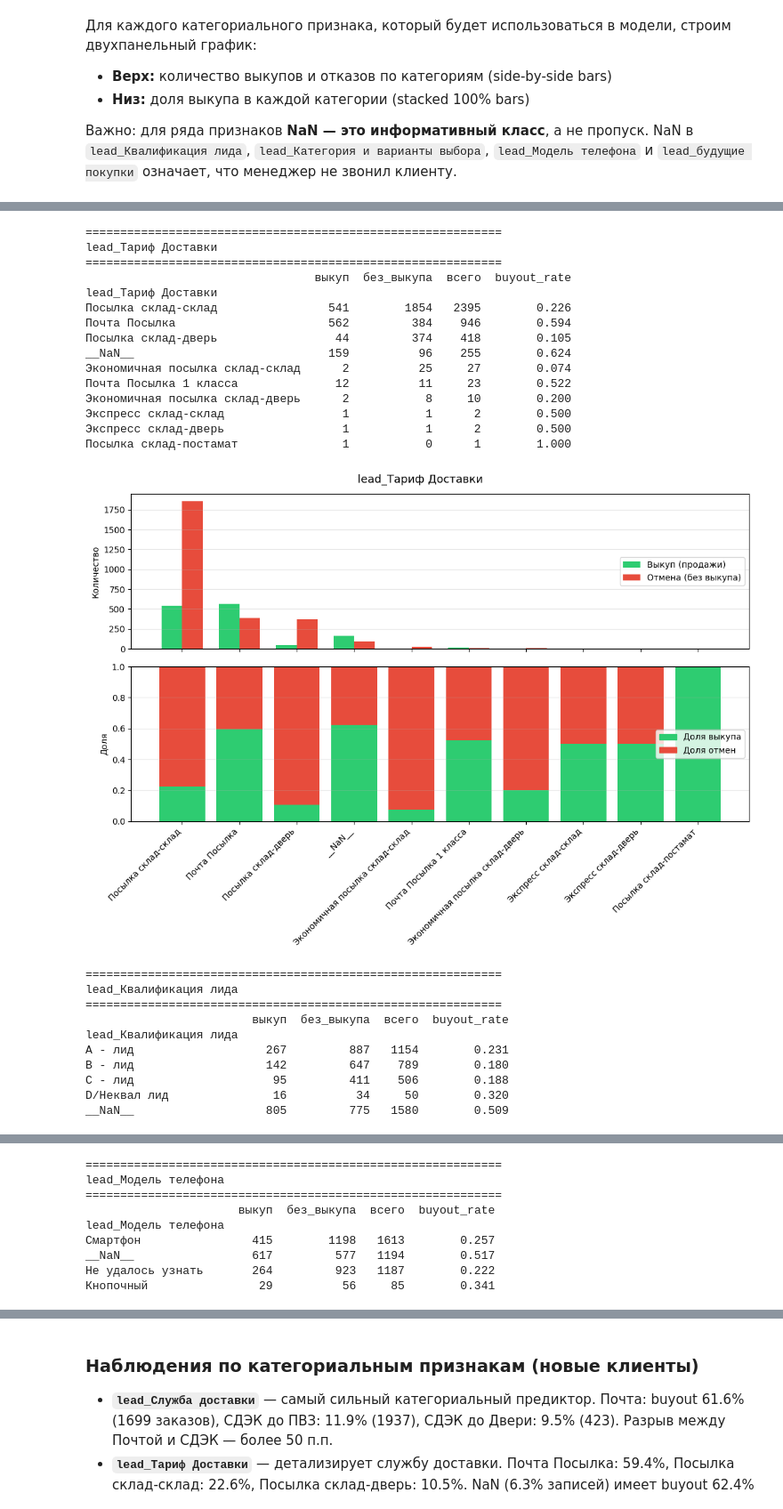
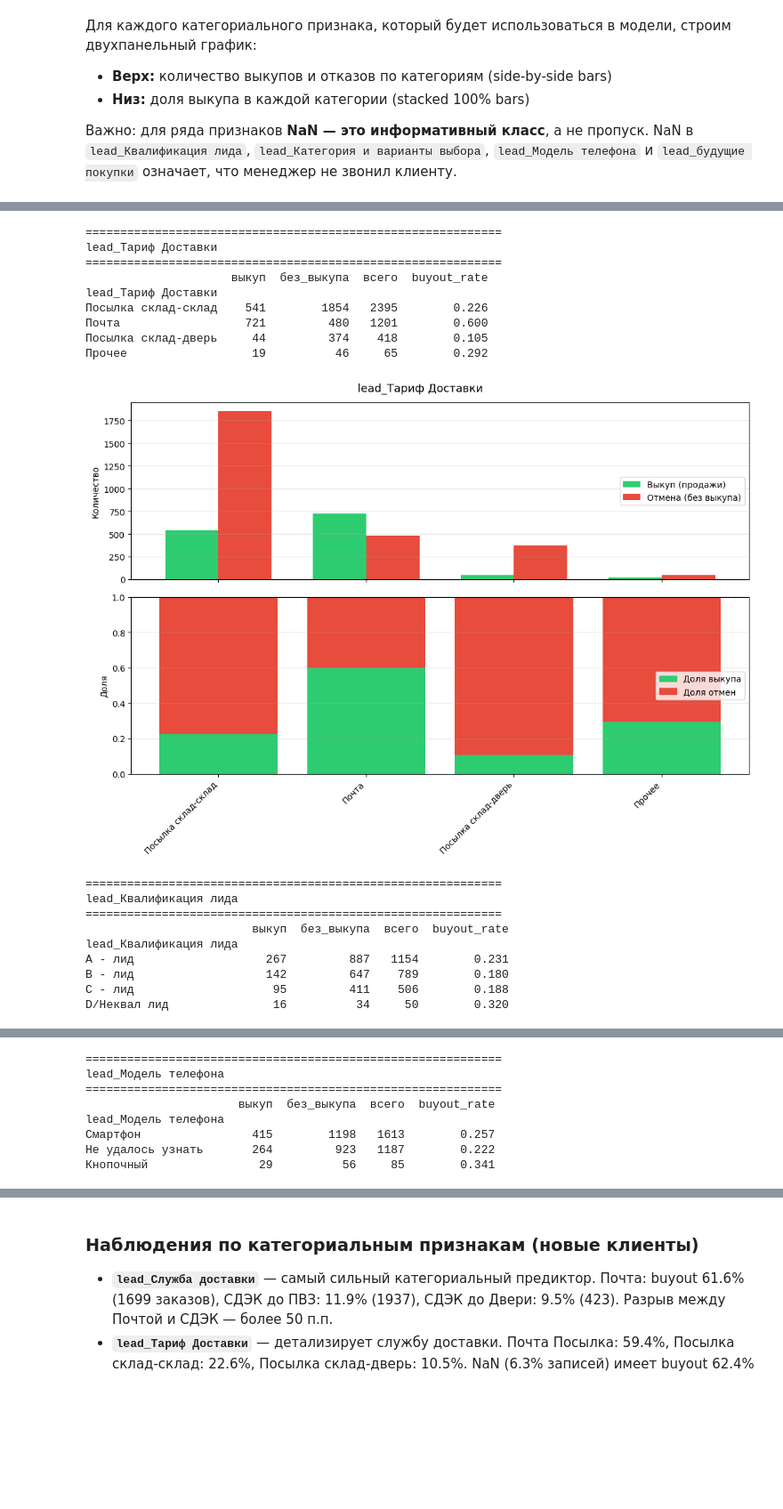
Before and after one commit to FlufffyMelon/Artraid-Hackaton, a Jupyter notebook: 01_data_analysis.ipynb, the cells around one changed output, grey strips where cells are left out. Shown at 89% size. Cells and saved outputs as stored; diff of their text form; code cells hidden in the pictures; blank space fills up the shorter version.

```diff
--- a/01_data_analysis.ipynb
+++ b/01_data_analysis.ipynb
@@ -367,26 +405,3 @@ Buyout rate: 0.3248 (32.5%)
 - **Низ:** доля выкупа в каждой категории (stacked 100% bars)
 
 Важно: для ряда признаков **NaN — это информативный класс**, а не пропуск. NaN в `lead_Квалификация лида`, `lead_Категория и варианты выбора`, `lead_Модель телефона` и `lead_будущие покупки` означает, что менеджер не звонил клиенту.
-# %%
-# NaN -> '__NaN__' для всех категориальных признаков
-# Для первой группы (38-56% NaN) NaN несёт информацию: менеджер не звонил клиенту,
-# часто это заказы через Почту с высоким buyout.
-# Для второй группы (0.2-0.3% NaN) NaN = редкие пропуски данных.
-# Модель обрабатывает оба случая одинаково - как отдельную категорию.
-for col in ['lead_Квалификация лида', 'lead_Категория и варианты выбора',
-            'lead_Тариф Доставки', 'lead_будущие покупки', 'lead_Модель телефона',
-            'lead_Служба доставки', 'lead_Вид оплаты', 'lead_Проблема']:
-    if col in df.columns:
-        df[col] = df[col].fillna('__NaN__')
-
-# Объединение мелких категорий
-# Квалификация лида: Неквал лид (39 шт) + D-лид (11 шт) -> D/Неквал лид
-mask = df['lead_Квалификация лида'].isin(['Неквал лид', 'D - лид'])
-df.loc[mask, 'lead_Квалификация лида'] = 'D/Неквал лид'
-
-# Категория и варианты выбора: Нет категории (40 шт) -> объединяем с __NaN__
-mask = df['lead_Категория и варианты выбора'] == 'Нет категории'
-df.loc[mask, 'lead_Категория и варианты выбора'] = '__NaN__'
-
-print('NaN-обработка и объединение мелких категорий завершены')
-print(f'Строк: {len(df)}')
@@ -396,15 +408,14 @@ NaN-обработка и объединение мелких категорий
 # %%
 # Категориальные признаки для EDA (только те, что пойдут в модель)
 CAT_EDA = [
-    'lead_Служба доставки',                  # сильнейший предиктор, 50+ п.п.
-    'lead_Тариф Доставки',                   # 55 п.п., коррелирует со Службой
-    'lead_Квалификация лида',                # 42 п.п., NaN = лучший класс
-    'lead_Категория и варианты выбора',      # 38 п.п., DISC-профиль
-    'lead_Модель телефона',                  # 30 п.п.
-    'lead_Вид оплаты',                       # 60 п.п., но 98% — одна категория
-    'lead_pipeline_id',                       # слабый, но бесплатный
-    'lead_будущие покупки',                  # 32 п.п.
-    'lead_Проблема',                         # 49 п.п., 24 тематики
+    'lead_Служба доставки',                  # 3 класса: СДЭК / Почта / Прочее
+    'lead_Тариф Доставки',                   # 4 класса: Посылка склад-*, Почта, Прочее
+    'lead_Квалификация лида',                # группировка мелких классов в 'D/Неквал лид'
+    'lead_Категория и варианты выбора',      # DISC-профиль
+    'lead_Модель телефона',                  #
+    'lead_Вид оплаты',                       # 4 класса: 3 основных + Прочее
+    'lead_group_id',                         # категориальный, класс '0' = неизвестно
+    'lead_Проблема',                         # TE, ~24 тематики (показываем как категориальный)
 ]
 
 for col in CAT_EDA:
@@ -430,19 +438,13 @@ __NaN__                   0           9      9        0.000
 ============================================================
 lead_Тариф Доставки
 ============================================================
-                                 выкуп  без_выкупа  всего  buyout_rate
+                     выкуп  без_выкупа  всего  buyout_rate
 lead_Тариф Доставки
-Посылка склад-склад                541        1854   2395        0.226
-Почта Посылка                      562         384    946        0.594
-Посылка склад-дверь                 44         374    418        0.105
-__NaN__                            159          96    255        0.624
-Экономичная посылка склад-склад      2          25     27        0.074
-Почта Посылка 1 класса              12          11     23        0.522
-Экономичная посылка склад-дверь      2           8     10        0.200
-Экспресс склад-склад                 1           1      2        0.500
-Экспресс склад-дверь                 1           1      2        0.500
-Посылка склад-постамат               1           0      1        1.000
+Посылка склад-склад    541        1854   2395        0.226
+Почта                  721         480   1201        0.600
+Посылка склад-дверь     44         374    418        0.105
+Прочее                  19          46     65        0.292
-[figure, old version]
+[figure, new version]
 ============================================================
 lead_Квалификация лида
 ============================================================
@@ -452,4 +454,3 @@ lead_Квалификация лида
 В - лид                   142         647    789        0.180
 С - лид                    95         411    506        0.188
 D/Неквал лид               16          34     50        0.320
-__NaN__                   805         775   1580        0.509
@@ -471,6 +472,5 @@ lead_Модель телефона
                       выкуп  без_выкупа  всего  buyout_rate
 lead_Модель телефона
 Смартфон                415        1198   1613        0.257
-__NaN__                 617         577   1194        0.517
 Не удалось узнать       264         923   1187        0.222
 Кнопочный                29          56     85        0.341
```
Also changed, not shown: parts of 12 cells of this notebook, 6 other files.
